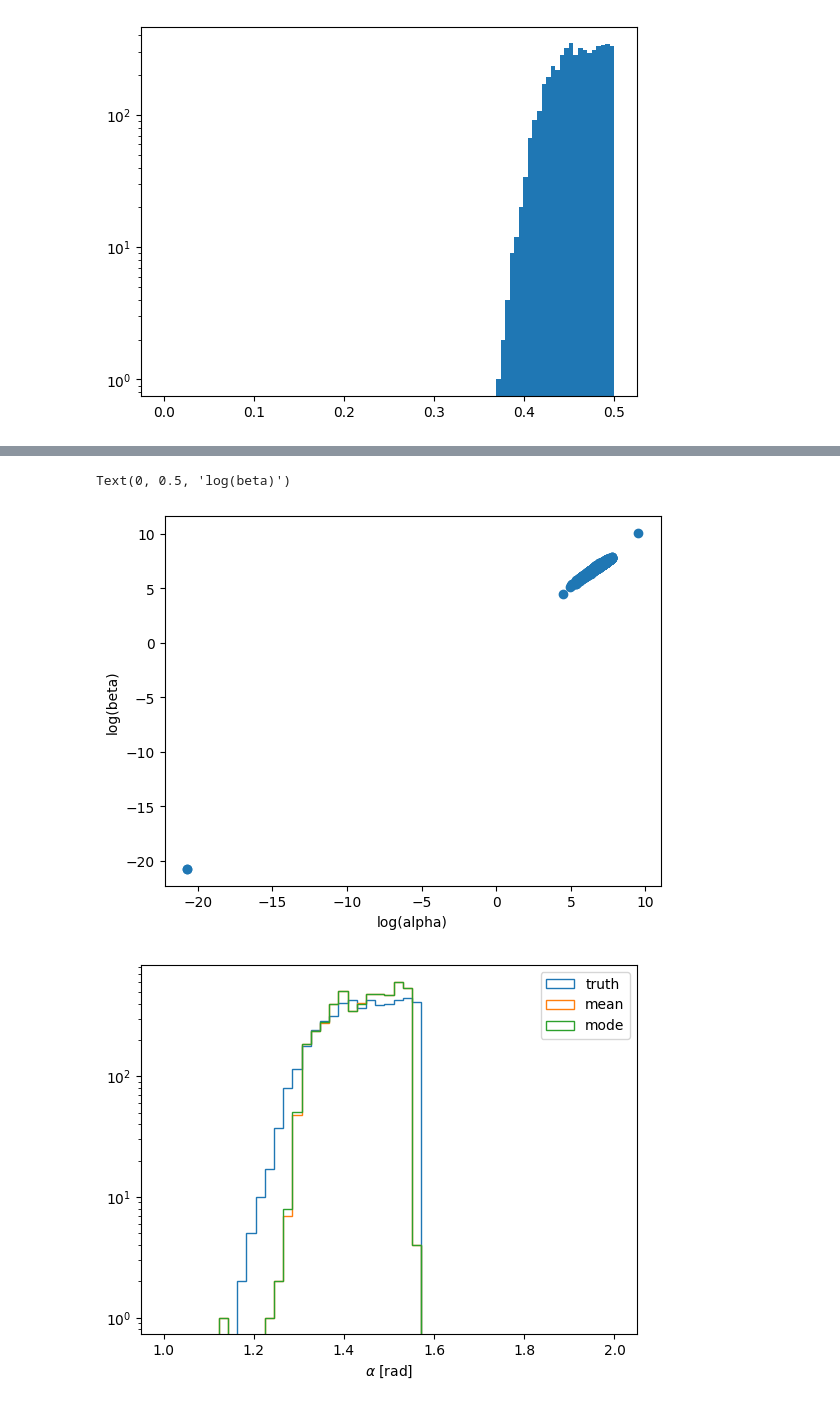
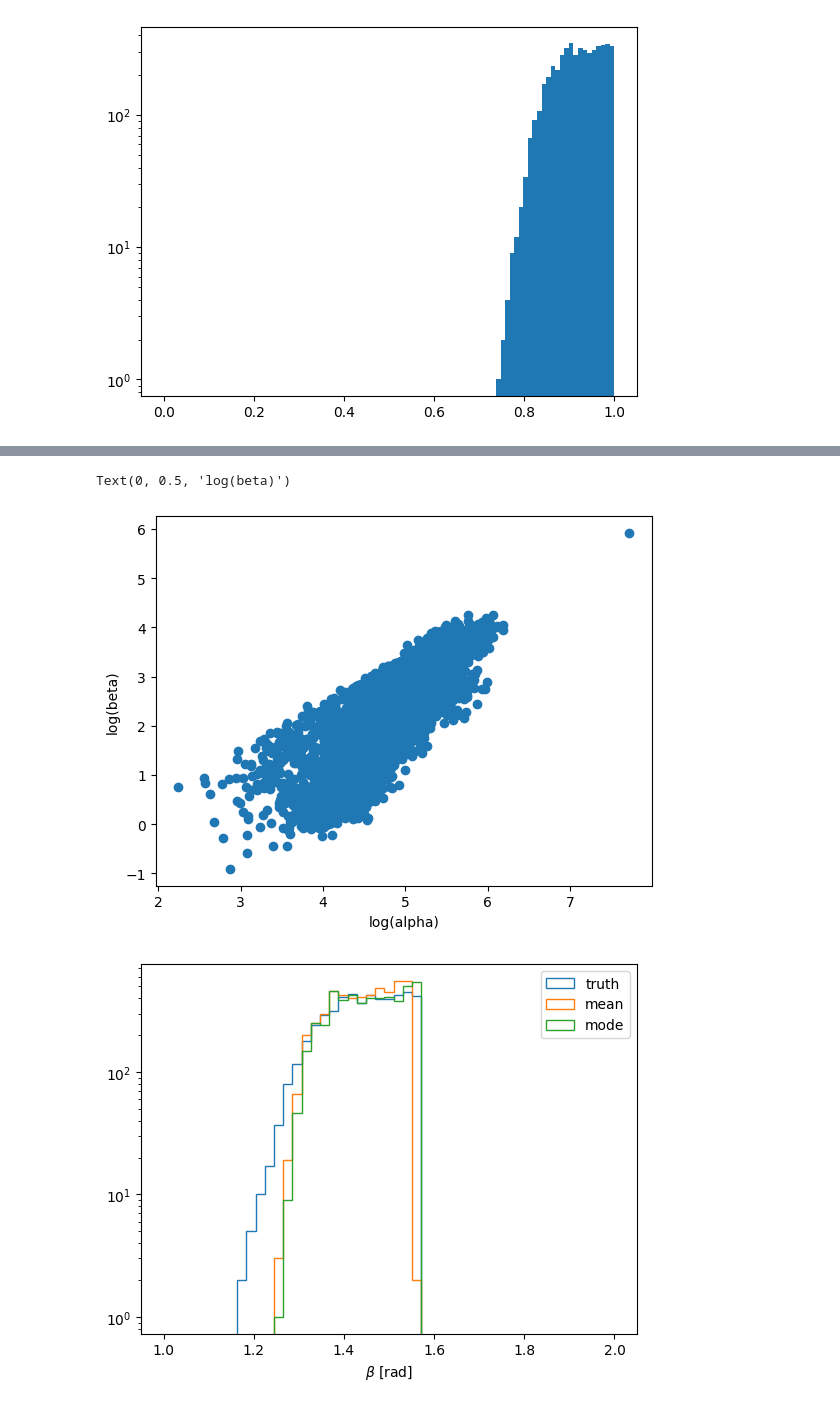
Before and after one commit to nhanvtran/directional-pixel-detectors, a Jupyter notebook: hit-position/train-1DB-Beta.ipynb, the cells around one changed output, grey strips where cells are left out. Saved outputs shown, nothing was run; the diff lists cells and outputs as text; code cells hidden in the pictures.

Commit message:
beta dist is nicer now

```diff
--- a/hit-position/train-1DB-Beta.ipynb
+++ b/hit-position/train-1DB-Beta.ipynb
@@ -35,15 +35,15 @@ train_df = pd.read_csv('train_1Dy.csv',nrows=100000)
 test_df = pd.read_csv('test_1Dy.csv',nrows=5000)
 # %%
 def inverse_cot(cota):
-    a = np.arctan(1/cota)/pi
+    a = np.arctan(1/cota)
     a[np.where(a<0)] = a[np.where(a<0)]+1
     return a
 # %%
 X_train = train_df.drop(columns=['y-midplane','cotBeta']).values
 X_test = test_df.drop(columns=['y-midplane','cotBeta']).values
 
-y_train = inverse_cot(abs(train_df['cotBeta'].values))
-y_test = inverse_cot(abs(test_df['cotBeta'].values))
+y_train = inverse_cot(abs(train_df['cotBeta'].values))*2/pi
+y_test = inverse_cot(abs(test_df['cotBeta'].values))*2/pi
 # %%
 X_train = X_train.reshape(-1, X_train.shape[-1])
 X_test = X_test.reshape(-1, X_test.shape[-1])
@@ -162,12 +162,15 @@ plt.show()
 # %%
 p_test = model.predict(X_test)
 df = pd.DataFrame(p_test,columns=['par1','par2'])
-df['Btrue'] = y_test*pi
+df['Btrue'] = y_test*pi/2
 df['alpha'] = param_transform(df['par1'])
 df['beta'] = param_transform(df['par2'])
-df['mean'] = df['alpha']/(df['alpha']+df['beta'])*pi
-df['mode'] = (df['alpha']-1)/(df['alpha']+df['beta']-2)*pi
-df['sigma'] = tf.math.sqrt(df['alpha']*df['beta']/((df['alpha']+df['beta'])*(df['alpha']+df['beta'])*(df['alpha']+df['beta']+1)))*pi
+
+dist = tfp.distributions.Beta(concentration1 = df['alpha'], concentration0 = df['beta'])
+
+df['mean'] = dist.mean()*pi/2
+df['mode'] = dist.mode()*pi/2
+df['sigma'] = dist.stddev()*pi/2
 
 #df.to_csv("test_1DcotAGauss.csv",header=False,index=False)
 # %% [output]
@@ -208,18 +211,18 @@ plt.xlabel('log(alpha)')
 plt.ylabel('log(beta)')
 # %% [output]
 Text(0, 0.5, 'log(beta)')
-[figure, old version]
+[figure, new version]
 # %%
 plt.hist(df['Btrue'],bins=np.linspace(1,2,50),histtype='step',label='truth')
 plt.hist(df['mean'],bins=np.linspace(1,2,50),histtype='step',label='mean')
 plt.hist(df['mode'],bins=np.linspace(1,2,50),histtype='step',label='mode')
 #plt.yscale('Log')
-plt.xlabel(r'$\alpha$ [rad]')
+plt.xlabel(r'$\beta$ [rad]')
 plt.legend()
 plt.yscale('log')
 plt.show()
 # %% [output]
-[figure, old version]
+[figure, new version]
 # %%
 x = sns.regplot(x=df['Btrue'], y=df['Btrue']-df['mode'], x_bins=np.linspace(1,2,100), fit_reg=None, marker='.')
 plt.xlabel(r'True $\beta$ [rad]')
```
Also changed, not shown: parts of 13 cells of this notebook.
